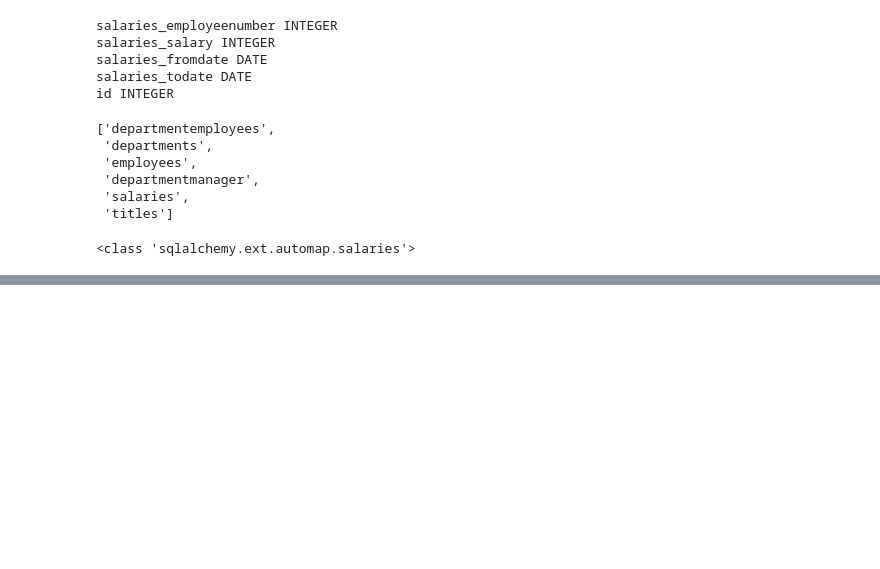
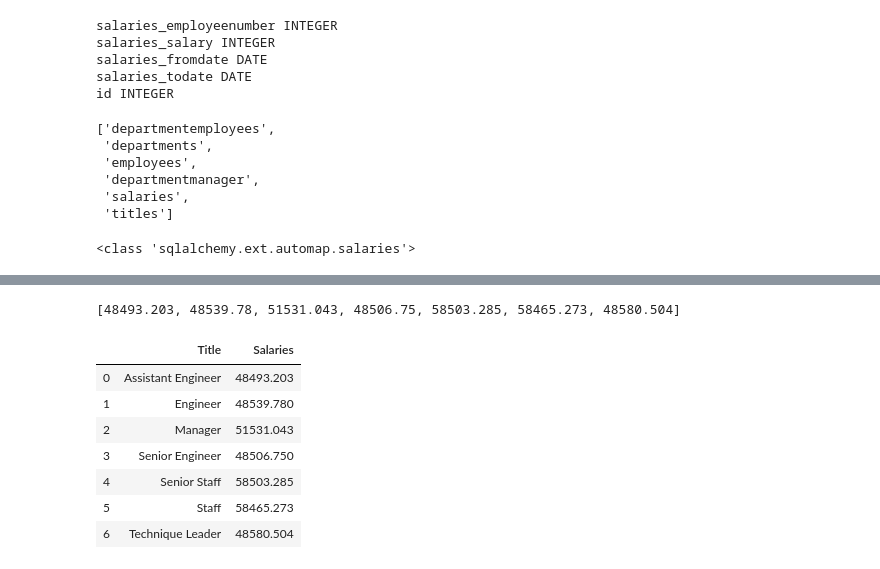
Before and after one commit to kirpatrick/sql-challenge, a Jupyter notebook: EmployeeSQL/employeeSQL_salaryAnalysis.ipynb, the cells around one changed output, grey strips where cells are left out. Drawn from its saved outputs; the diff is of its cells as text; code cells hidden in the pictures; blank space fills up the shorter version.

```diff
--- a/EmployeeSQL/employeeSQL_salaryAnalysis.ipynb
+++ b/EmployeeSQL/employeeSQL_salaryAnalysis.ipynb
@@ -93,0 +123,18 @@ engine.execute("SELECT * FROM vw_salary_range").fetchall()
+# %%
+salaries
+# %% [output]
+[48493.203, 48539.78, 51531.043, 48506.75, 58503.285, 58465.273, 48580.504]
+# %%
+avgSalary_df = pd.DataFrame({
+    "Title":titles,
+    "Salaries":salaries
+})
+# %% [output]
+|  | Title | Salaries |
+| 0 | Assistant Engineer | 48493.203 |
+| 1 | Engineer | 48539.780 |
+| 2 | Manager | 51531.043 |
+| 3 | Senior Engineer | 48506.750 |
+| 4 | Senior Staff | 58503.285 |
+| 5 | Staff | 58465.273 |
+| 6 | Technique Leader | 48580.504 |
```
Also changed, not shown: parts of 12 cells of this notebook, 1 other file.
